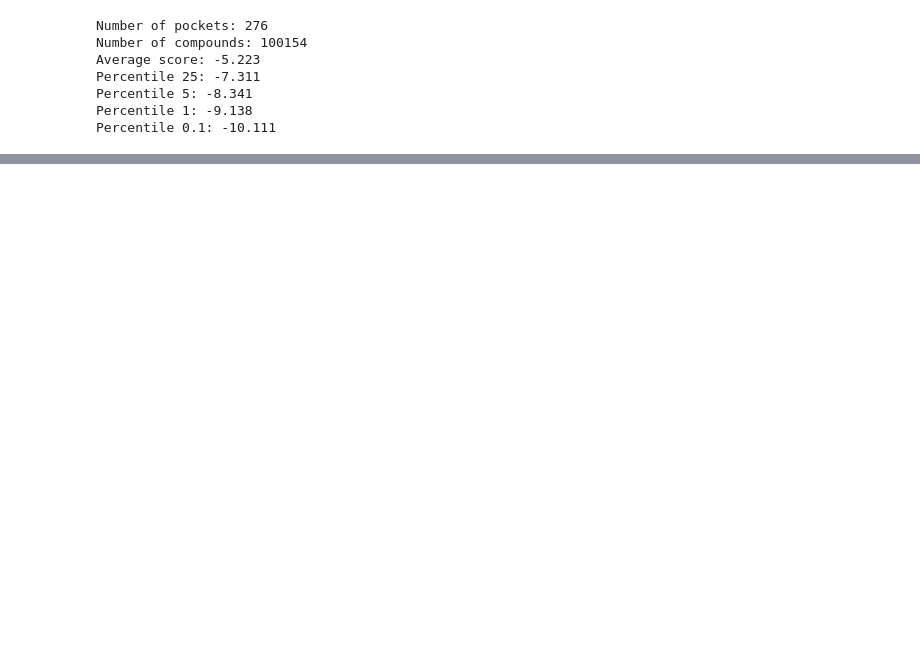
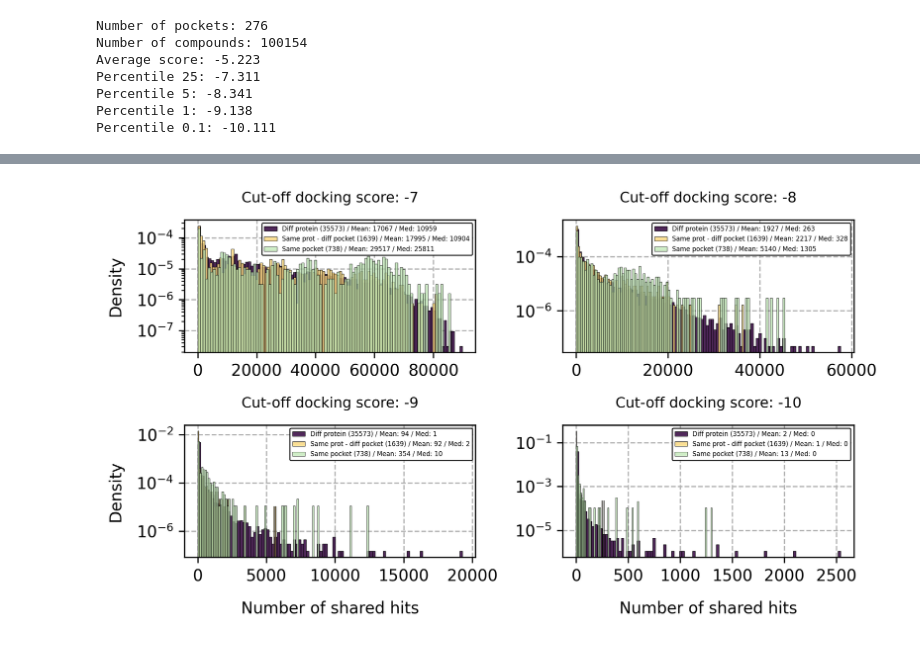
Before and after one commit to ersilia-os/mtb-targeted-protein-degradation, a Jupyter notebook: notebooks/46_docking_exploration_II.ipynb, the cells around one changed output, grey strips where cells are left out. Saved outputs shown, nothing was run; the diff lists cells and outputs as text; code cells hidden in the pictures; blank space fills up the shorter version.

```diff
--- a/notebooks/46_docking_exploration_II.ipynb
+++ b/notebooks/46_docking_exploration_II.ipynb
@@ -14,8 +17,17 @@ root = '../../../Documents_GPU/mtb-targeted-protein-degradation/notebooks'
 PATH_TO_DOCKING_RESULTS_ORIGINAL = os.path.join(root, "..", "processed", "unidock_docking", 'docking_results')
 PATH_TO_DOCKING_RESULTS_REAL_2 = os.path.join(root, "..", "processed", "unidock_REAL_docking_2", 'docking_results')
 
+# Mapping IDs to SMILES
+ID_TO_SMILES = pickle.load(open(os.path.join(root, "..", "processed", "enamine_characterization", "ID_TO_SMI.pkl"), "rb"))
+
 # Load pocket detection data
 pocket_detection_data = pd.read_csv(os.path.join(root, "..", "processed", "pocket_detection_data.csv"))
+
+# Load pocket coordinates
+pocket_to_coords = {}
+for file, pocket_numb, coord in zip(pocket_detection_data['File name'], pocket_detection_data['Pocket number'], pocket_detection_data['Pocket centroid coordinate (x y z)']):
+    label = file.replace(".pdb", "") + "_pocket_" + str(pocket_numb)
+    pocket_to_coords[label] = np.array(coord.split(), dtype=float)
 
 # For each pocket - REAL 2
 for pocket in tqdm(sorted(os.listdir(PATH_TO_DOCKING_RESULTS_REAL_2))):
@@ -118,0 +170,33 @@ POCKET_PAIRS = set([tuple(sorted([i,j])) for i in POCKETS for j in POCKETS if i
+# %%
+fig, ax = plt.subplots(2, 2, figsize=(7, 4), dpi=300)
+
+for (c1, c2), score in zip([[0,0], [0,1], [1,0], [1,1]], [-7, -8, -9, -10]):
+
+    h1 = RESULTS[RESULTS['same_protein'] == False][score].tolist()
+    h2 = RESULTS[(RESULTS['same_protein'] == True) & (RESULTS['same_pocket'] == False)][score].tolist()
+    h3 = RESULTS[RESULTS['same_pocket'] == True][score].tolist()
+
+    label1 = f'Diff protein ({len(h1)}) / Mean: {int(np.mean(h1))} / Med: {int(np.median(h1))}'
+    label2 = f'Same prot - diff pocket ({len(h2)}) / Mean: {int(np.mean(h2))} / Med: {int(np.median(h2))}'
+    label3 = f'Same pocket ({len(h3)}) / Mean: {int(np.mean(h3))} / Med: {int(np.median(h3))}'
+
+    # bins = [i for i in range(0, 100_000, 100)]
+    ax[c1][c2].hist(h1, bins=100, density=True, color="#50285A", label=label1, linewidth=0.3, edgecolor='k', zorder=2)
+    ax[c1][c2].hist(h2, bins=100, density=True, color="#FAD782", alpha=0.85, label=label2, linewidth=0.3, edgecolor='k', zorder=2)
+    ax[c1][c2].hist(h3, bins=100, density=True, color="#BEE6B4", alpha=0.75, label=label3, linewidth=0.3, edgecolor='k', zorder=2)
+
+    l = ax[c1][c2].legend(framealpha=1, edgecolor='k', prop={'size': 4})
+    l.get_frame().set_linewidth(0.6)
+
+    ax[c1][c2].set_yscale('log')
+    ax[c1][c2].set_title(f"Cut-off docking score: {score}", pad=11, size=9)
+    if c1 == 1:
+        ax[c1][c2].set_xlabel("Number of shared hits", labelpad=10)
+    if c2 == 0:
+        ax[c1][c2].set_ylabel("Density", labelpad=8)
+    ax[c1][c2].grid(linestyle='--', zorder=-2)
+
+plt.tight_layout()
+plt.show()
+# %% [output]
+[figure, added]
```
Also changed, not shown: parts of 21 cells of this notebook, 1 other file.
